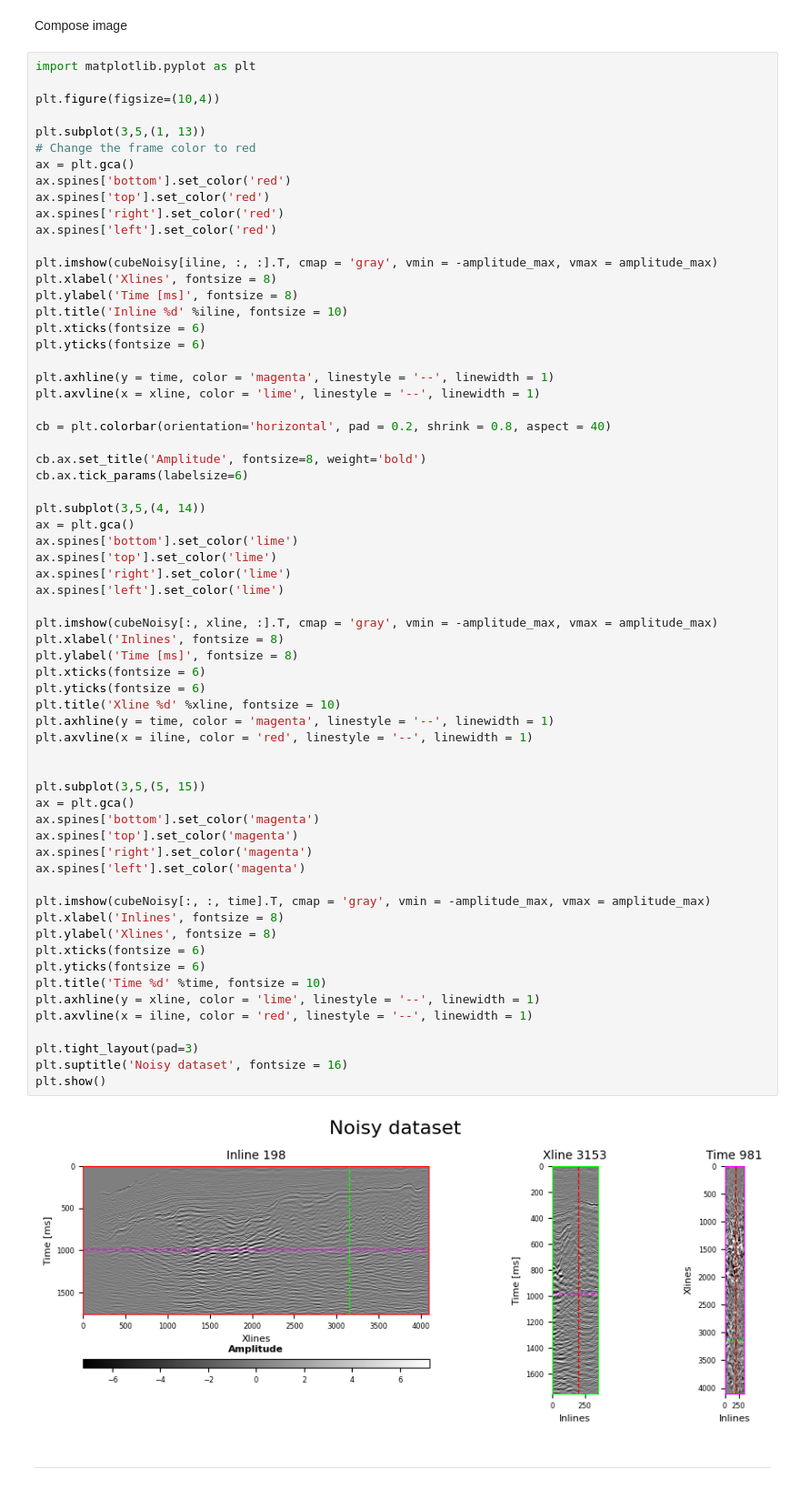
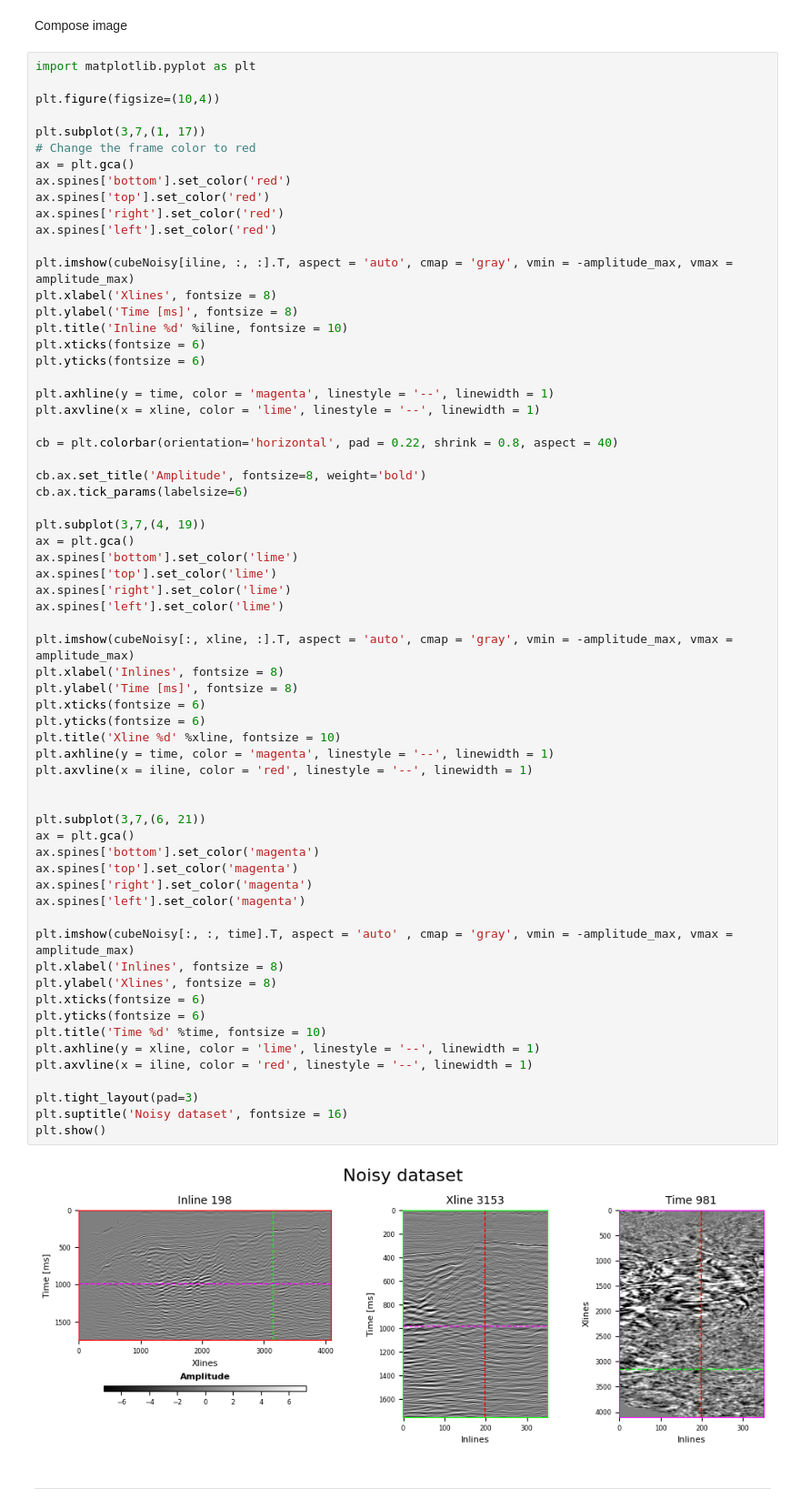
Before and after one commit to roderickperez/autoencoders, a Jupyter notebook: notebooks/Seismic/1_2D_Patch_Extraction.ipynb, the cells around one changed output. Shown at 91% size. Saved outputs shown, nothing was run; the diff lists cells and outputs as text.

Commit message:
aspect ratio improved

```diff
--- a/notebooks/Seismic/1_2D_Patch_Extraction.ipynb
+++ b/notebooks/Seismic/1_2D_Patch_Extraction.ipynb
@@ -91,7 +91,7 @@ import matplotlib.pyplot as plt
 
 plt.figure(figsize=(10,4))
 
-plt.subplot(3,5,(1, 13))
+plt.subplot(3,7,(1, 17))
 # Change the frame color to red
 ax = plt.gca()
 ax.spines['bottom'].set_color('red')
@@ -99,7 +99,7 @@ ax.spines['top'].set_color('red')
 ax.spines['right'].set_color('red')
 ax.spines['left'].set_color('red')
 
-plt.imshow(cubeNoisy[iline, :, :].T, cmap = 'gray', vmin = -amplitude_max, vmax = amplitude_max)
+plt.imshow(cubeNoisy[iline, :, :].T, aspect = 'auto', cmap = 'gray', vmin = -amplitude_max, vmax = amplitude_max)
 plt.xlabel('Xlines', fontsize = 8)
 plt.ylabel('Time [ms]', fontsize = 8)
 plt.title('Inline %d' %iline, fontsize = 10)
@@ -109,49 +109,49 @@ plt.yticks(fontsize = 6)
 plt.axhline(y = time, color = 'magenta', linestyle = '--', linewidth = 1)
 plt.axvline(x = xline, color = 'lime', linestyle = '--', linewidth = 1)
 
-cb = plt.colorbar(orientation='horizontal', pad = 0.2, shrink = 0.8, aspect = 40)
+cb = plt.colorbar(orientation='horizontal', pad = 0.22, shrink = 0.8, aspect = 40)
 
 cb.ax.set_title('Amplitude', fontsize=8, weight='bold')
 cb.ax.tick_params(labelsize=6)
 
-plt.subplot(3,5,(4, 14))
+plt.subplot(3,7,(4, 19))
 ax = plt.gca()
 ax.spines['bottom'].set_color('lime')
 ax.spines['top'].set_color('lime')
 ax.spines['right'].set_color('lime')
 ax.spines['left'].set_color('lime')
 
-plt.imshow(cubeNoisy[:, xline, :].T, cmap = 'gray', vmin = -amplitude_max, vmax = amplitude_max)
+plt.imshow(cubeNoisy[:, xline, :].T, aspect = 'auto', cmap = 'gray', vmin = -amplitude_max, vmax = amplitude_max)
 plt.xlabel('Inlines', fontsize = 8)
 plt.ylabel('Time [ms]', fontsize = 8)
 plt.xticks(fontsize = 6)
 plt.yticks(fontsize = 6)
 plt.title('Xline %d' %xline, fontsize = 10)
 plt.axhline(y = time, color = 'magenta', linestyle = '--', linewidth = 1)
 plt.axvline(x = iline, color = 'red', linestyle = '--', linewidth = 1)
 
 
-plt.subplot(3,5,(5, 15))
+plt.subplot(3,7,(6, 21))
 ax = plt.gca()
 ax.spines['bottom'].set_color('magenta')
 ax.spines['top'].set_color('magenta')
 ax.spines['right'].set_color('magenta')
 ax.spines['left'].set_color('magenta')
 
-plt.imshow(cubeNoisy[:, :, time].T, cmap = 'gray', vmin = -amplitude_max, vmax = amplitude_max)
+plt.imshow(cubeNoisy[:, :, time].T, aspect = 'auto' , cmap = 'gray', vmin = -amplitude_max, vmax = amplitude_max)
 plt.xlabel('Inlines', fontsize = 8)
 plt.ylabel('Xlines', fontsize = 8)
 plt.xticks(fontsize = 6)
 plt.yticks(fontsize = 6)
 plt.title('Time %d' %time, fontsize = 10)
 plt.axhline(y = xline, color = 'lime', linestyle = '--', linewidth = 1)
 plt.axvline(x = iline, color = 'red', linestyle = '--', linewidth = 1)
 
 plt.tight_layout(pad=3)
 plt.suptitle('Noisy dataset', fontsize = 16)
 plt.show()
 # %% [output]
-[figure, old version]
+[figure, new version]
 # %% [markdown]
 ---
 # %% [markdown]
```
